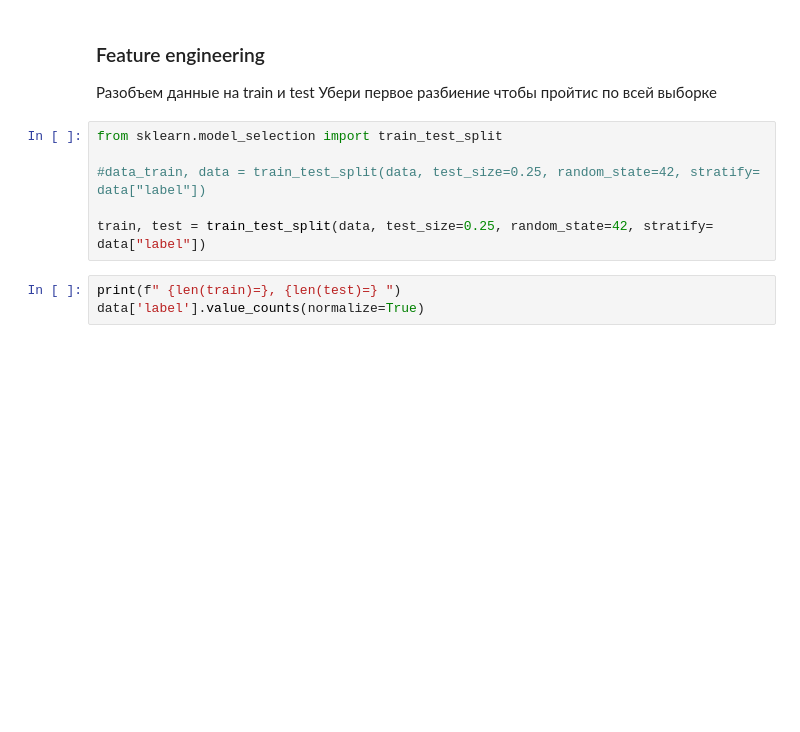
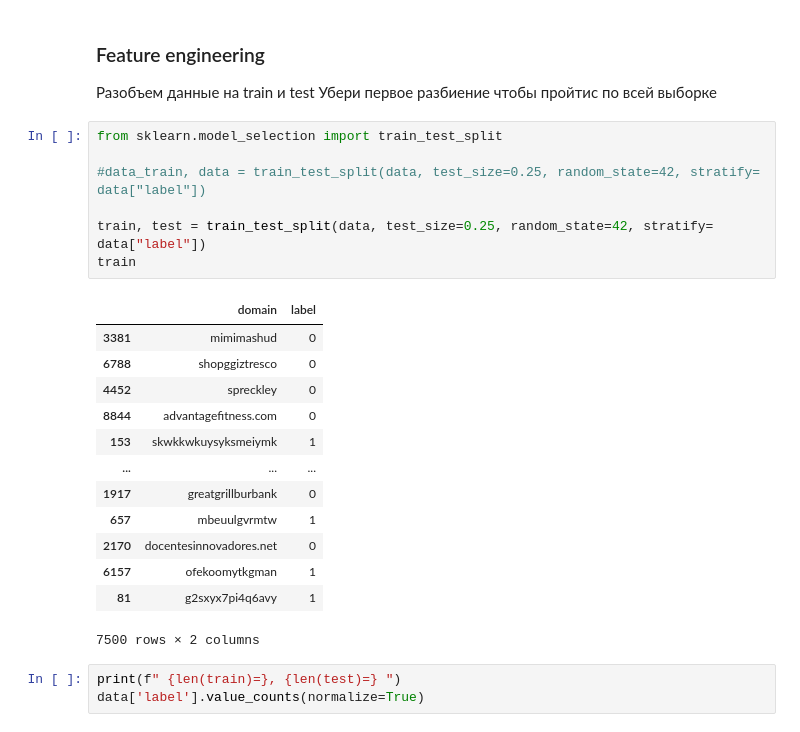
Before and after one commit to topa1980/Hometasks, a Jupyter notebook: Hometasks/Лекция 2 DGA_baseline.ipynb, the cells around one changed output. Cells and saved outputs as stored; diff of their text form; blank space fills up the shorter version.

```diff
--- a/Hometasks/Лекция 2 DGA_baseline.ipynb
+++ b/Hometasks/Лекция 2 DGA_baseline.ipynb
@@ -83,9 +77,24 @@ data.head()
 # %%
 from sklearn.model_selection import train_test_split
 
 #data_train, data = train_test_split(data, test_size=0.25, random_state=42, stratify= data["label"])
 
 train, test = train_test_split(data, test_size=0.25, random_state=42, stratify= data["label"])
+train
+# %% [output]
+|  | domain | label |
+| 3381 | mimimashud | 0 |
+| 6788 | shopggiztresco | 0 |
+| 4452 | spreckley | 0 |
+| 8844 | advantagefitness.com | 0 |
+| 153 | skwkkwkuysyksmeiymk | 1 |
+| ... | ... | ... |
+| 1917 | greatgrillburbank | 0 |
+| 657 | mbeuulgvrmtw | 1 |
+| 2170 | docentesinnovadores.net | 0 |
+| 6157 | ofekoomytkgman | 1 |
+| 81 | g2sxyx7pi4q6avy | 1 |
+7500 rows × 2 columns
 # %%
 print(f" {len(train)=}, {len(test)=} ")
 data['label'].value_counts(normalize=True)
```
Also changed, not shown: parts of 8 cells of this notebook.
